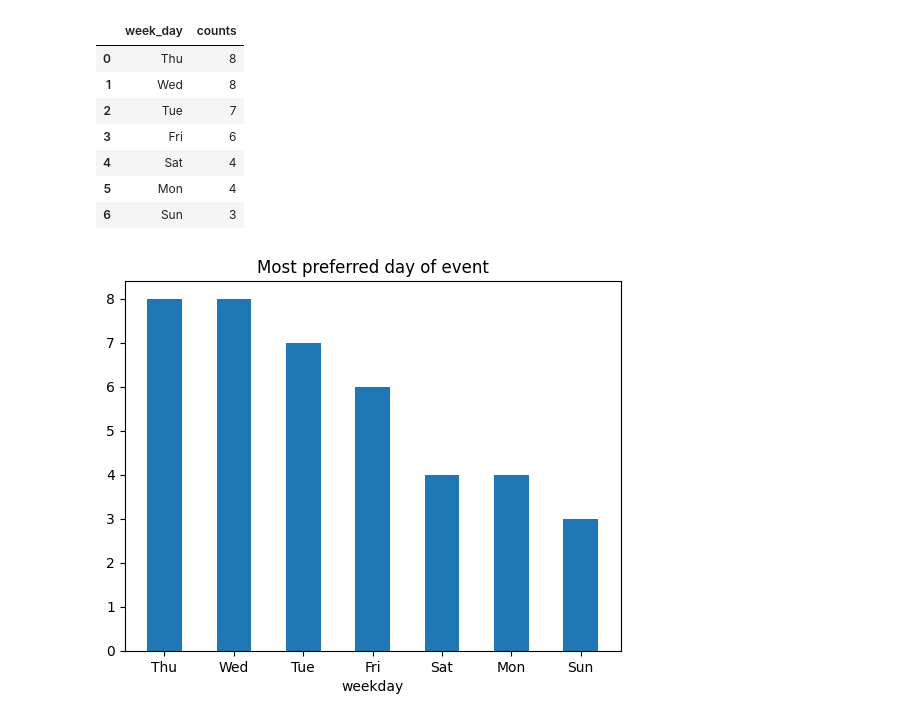
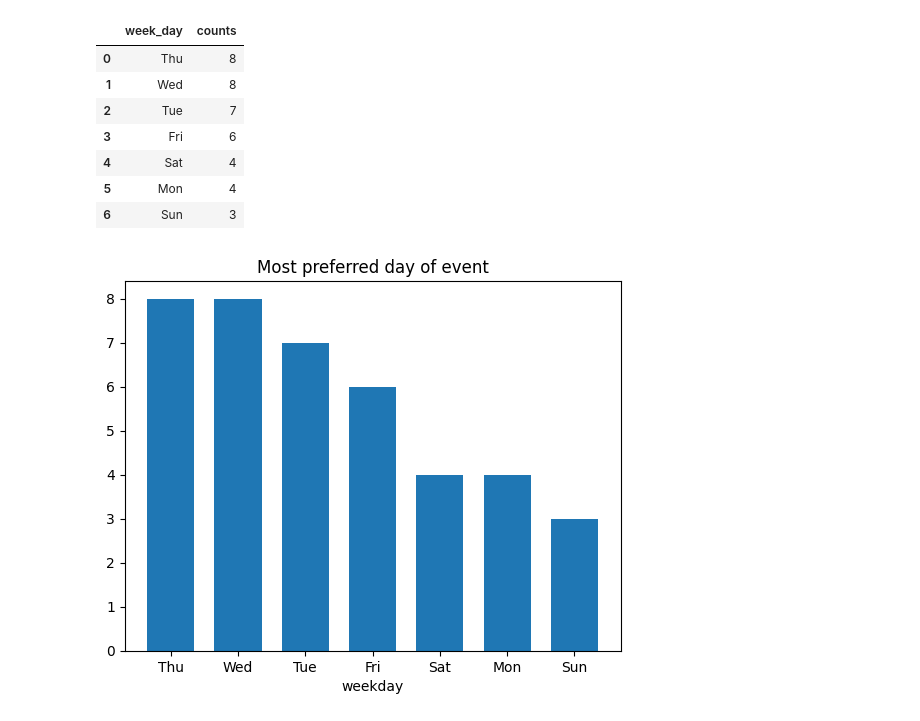
Before and after one commit to djibril968/Tribe_related_projects, a Jupyter notebook: spring_events_analytics.ipynb, the cells around one changed output. Saved outputs shown, nothing was run; the diff lists cells and outputs as text; code cells hidden in the pictures.

```diff
--- a/spring_events_analytics.ipynb
+++ b/spring_events_analytics.ipynb
@@ -354,9 +365,9 @@ day_pref
 | 5 | Mon | 4 |
 | 6 | Sun | 3 |
 # %%
-plt.bar(day_pref['week_day'], day_pref['counts'], width = 0.5)
+plt.bar(day_pref['week_day'], day_pref['counts'], width = 0.7)
 plt.title('Most preferred day of event')
 plt.xlabel('weekday')
 plt.show()
 # %% [output]
-[figure, old version]
+[figure, new version]
```
Also changed, not shown: parts of 1 cell of this notebook.
